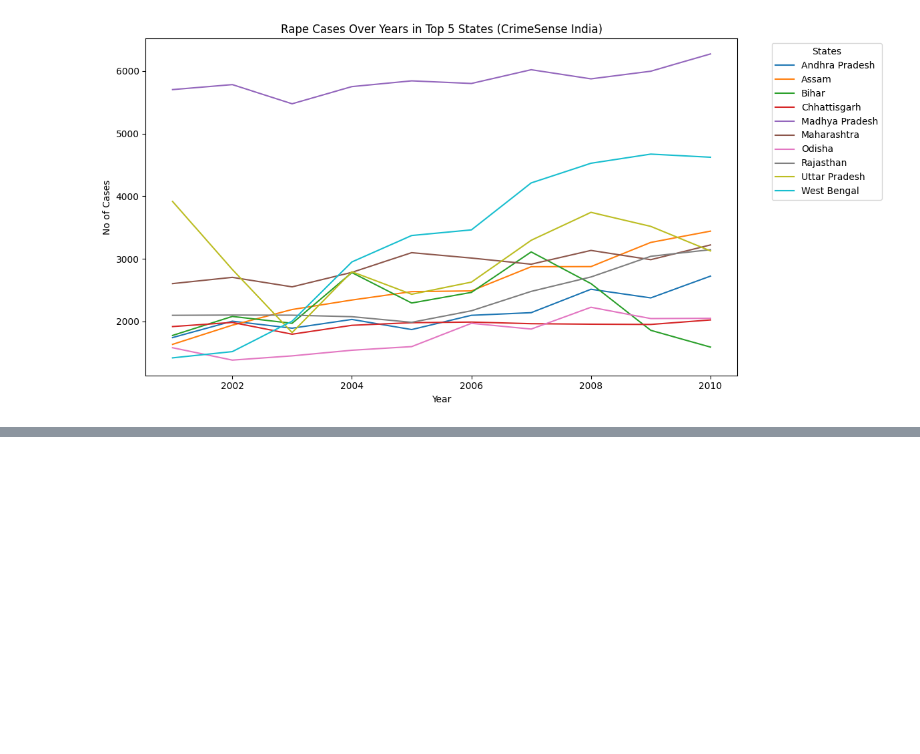
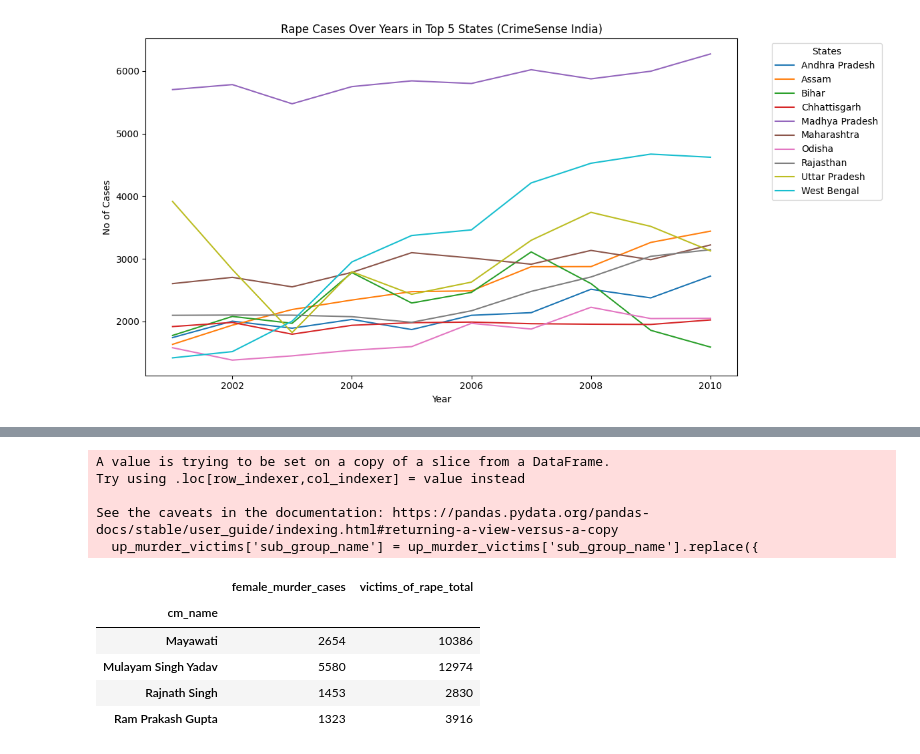
Before and after one commit to imsks/learning-ai, a Jupyter notebook: mini-projects/IndiaCrimeLens.ipynb, the cells around one changed output, grey strips where cells are left out. Cells and saved outputs as stored; diff of their text form; code cells hidden in the pictures; blank space fills up the shorter version.

```diff
--- a/mini-projects/IndiaCrimeLens.ipynb
+++ b/mini-projects/IndiaCrimeLens.ipynb
@@ -77,0 +129,71 @@ max_spike = rape_trends.loc[rape_trends.groupby('area_name')['victims_of_rape_to
+# %%
+murder_victims.head()
+
+# Analyzing Uttar Pradesh
+up_murder_victims = murder_victims[murder_victims['area_name'] == 'Uttar Pradesh']
+
+pivot_df = up_murder_victims.pivot(index='year', columns='sub_group_name', values='victims_total').reset_index()
+up_murder_victims['sub_group_name'] = up_murder_victims['sub_group_name'].replace({
+    '1. Male Victims': 'male_victim',
+    '2. Female Victims': 'female_victim'
+})
+
+pivot_df = up_murder_victims.pivot(index='year', columns='sub_group_name', values='victims_total').reset_index()
+
+# Preparing Female Victims
+female_murder = pivot_df[['year', 'female_victim']].copy()
+female_murder.rename(columns={'female_victim': 'female_murder_cases'}, inplace=True)
+female_murder
+
+# Prepare Rape Victim data
+# Filter Uttar Pradesh from rape_victims dataset
+up_rape_victims = rape_victims[rape_victims['area_name'] == 'Uttar Pradesh']
+
+# Group by year and sum
+rape_by_year = (
+    up_rape_victims.groupby('year')['victims_of_rape_total']
+    .sum()
+    .reset_index()
+)
+
+# Combine the two
+combined_df = pd.merge(female_murder, rape_by_year, on='year', how='inner')
+
+# Calculate % YOY change
+combined_df['female_murder_yoy_change'] = combined_df['female_murder_cases'].pct_change() * 100
+combined_df['rape_cases_yoy_change'] = combined_df['victims_of_rape_total'].pct_change() * 100
+
+# Drop Rows if victims_of_rape_total is NaN
+# combined_df.dropna(subset=['female_murder_yoy_change'], inplace=True)
+
+# Assigning CMs
+def assign_cm(year):
+    if 2000 <= year <= 2001:
+      return "Ram Prakash Gupta"
+    elif 2002 <= year < 2003:
+      return "Rajnath Singh"
+    elif 2003 <= year <= 2007:
+        return "Mulayam Singh Yadav"
+    elif 2007 <= year <= 2012:
+        return "Mayawati"
+    elif 2012 <= year <= 2017:
+        return "Akhilesh Yadav"
+    else:
+        return "Unknown"  # fallback
+
+combined_df['cm_name'] = combined_df['year'].apply(assign_cm)
+
+# Grouping
+combined_df.groupby('cm_name')[['female_murder_cases', 'victims_of_rape_total']].sum()
+# %% [output]
+A value is trying to be set on a copy of a slice from a DataFrame.
+Try using .loc[row_indexer,col_indexer] = value instead
+
+See the caveats in the documentation: https://pandas.pydata.org/pandas-docs/stable/user_guide/indexing.html#returning-a-view-versus-a-copy
+  up_murder_victims['sub_group_name'] = up_murder_victims['sub_group_name'].replace({
+|  | female_murder_cases | victims_of_rape_total |
+| cm_name |  |  |
+| Mayawati | 2654 | 10386 |
+| Mulayam Singh Yadav | 5580 | 12974 |
+| Rajnath Singh | 1453 | 2830 |
+| Ram Prakash Gupta | 1323 | 3916 |
```
Also changed, not shown: parts of 4 cells of this notebook.
